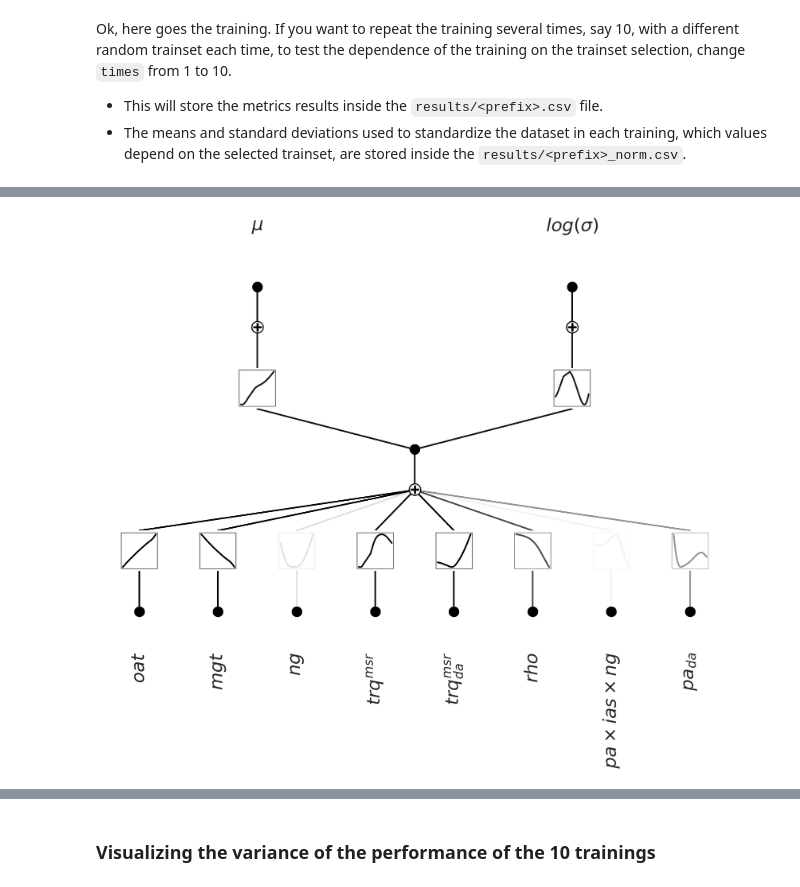
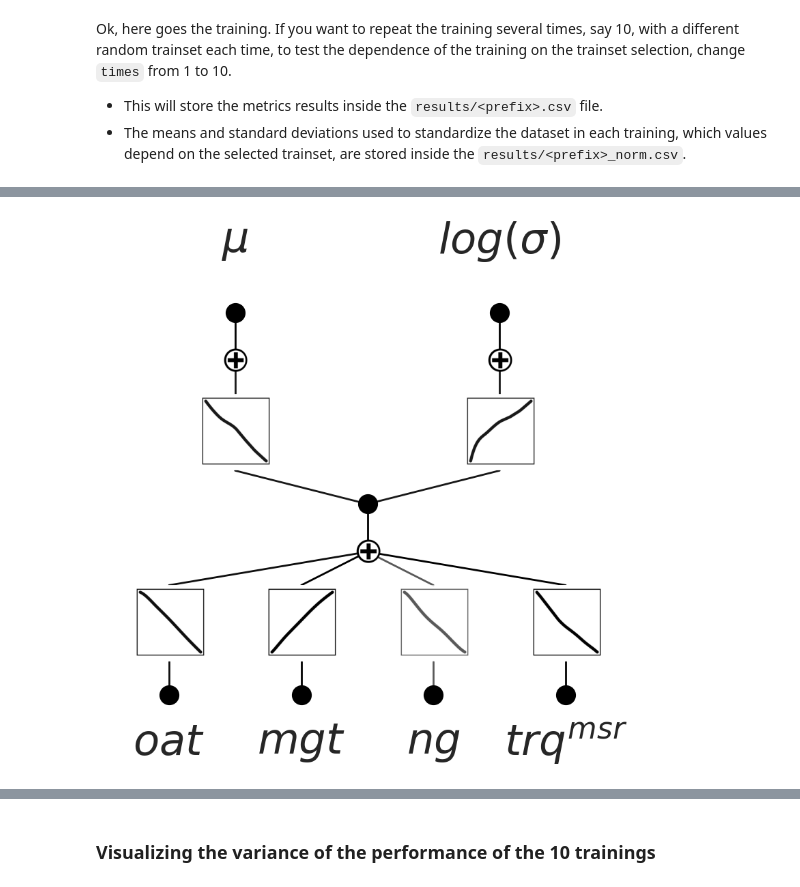
Before and after one commit to MrPio/PHM_North_America_2024_Challenge, a Jupyter notebook: 2-torque_target_probabilistic_regression/2.2-Torque_Target_Regression.ipynb, the cells around one changed output, grey strips where cells are left out. Cells and saved outputs as stored; diff of their text form; code cells hidden in the pictures.

Commit message:
Add symbolic regression

```diff
--- a/2-torque_target_probabilistic_regression/2.2-Torque_Target_Regression.ipynb
+++ b/2-torque_target_probabilistic_regression/2.2-Torque_Target_Regression.ipynb
@@ -19,10 +20,11 @@ In this notebook we're going to train a `PyKAN`, an `EfficientKAN`, and a `MLP`
 We assume that the underlying process has many small, independent disturbances. Thus, Leveraging the Central limit theorem, we can say that the error between the model's prediction and **the actual observed value is likely to be normal**.
 # %%
 df_x, df_y = read_dataset(stage='regression')
+df_x=df_x[['oat', 'mgt', 'ng', 'trq_measured']]
 # %% [markdown]
 ## Train the PyKAN
 # %%
-pyKAN: PHMNetwork = PyKAN([[len(df_x.columns), 0], [1, 0], [2, 0]], 'regression', grid_size=2, device='cpu',use_native_loss=True)
+pyKAN: PHMNetwork = PyKAN([[len(df_x.columns), 0], [1, 0], [2, 0]], 'regression', grid_size=1, device='cpu', use_native_loss=True)
 # %% [output]
 checkpoint directory created: ./model
 saving model version 0.0
@@ -40,5 +42,5 @@ Ok, here goes the training. If you want to repeat the training several times, sa
 - The means and standard deviations used to standardize the dataset in each training, which values depend on the selected trainset, are stored inside the `results/<prefix>_norm.csv`.
 # %%
 # 3m
-pyKAN.multi_train(df_x, df_y['trq_margin'], epochs=300, lr=0.05, train_ratio=0.80, batch_size=2048,
+pyKAN.multi_train(df_x, df_y['trq_margin'], epochs=60, lr=0.05, train_ratio=0.80, batch_size=2048,
                   prefix='6-interpretable', times=1)
@@ -47,5 +55,5 @@ pyKAN.save('6-interpretable')
 # %%
 # 1s
-pyKAN.plot(scale=1.5,in_vars=list(map(to_latex, df_x.columns)), varscale=4.5, figsize_base=(14, 10), rotate_in_vars=True)
+pyKAN.plot(scale=1,in_vars=list(map(to_latex, df_x.columns)), varscale=4.5, rotate_in_vars=True)
 # %% [output]
-[figure, old version]
+[figure, new version]
```
Also changed, not shown: parts of 8 cells of this notebook, 9 other files.
